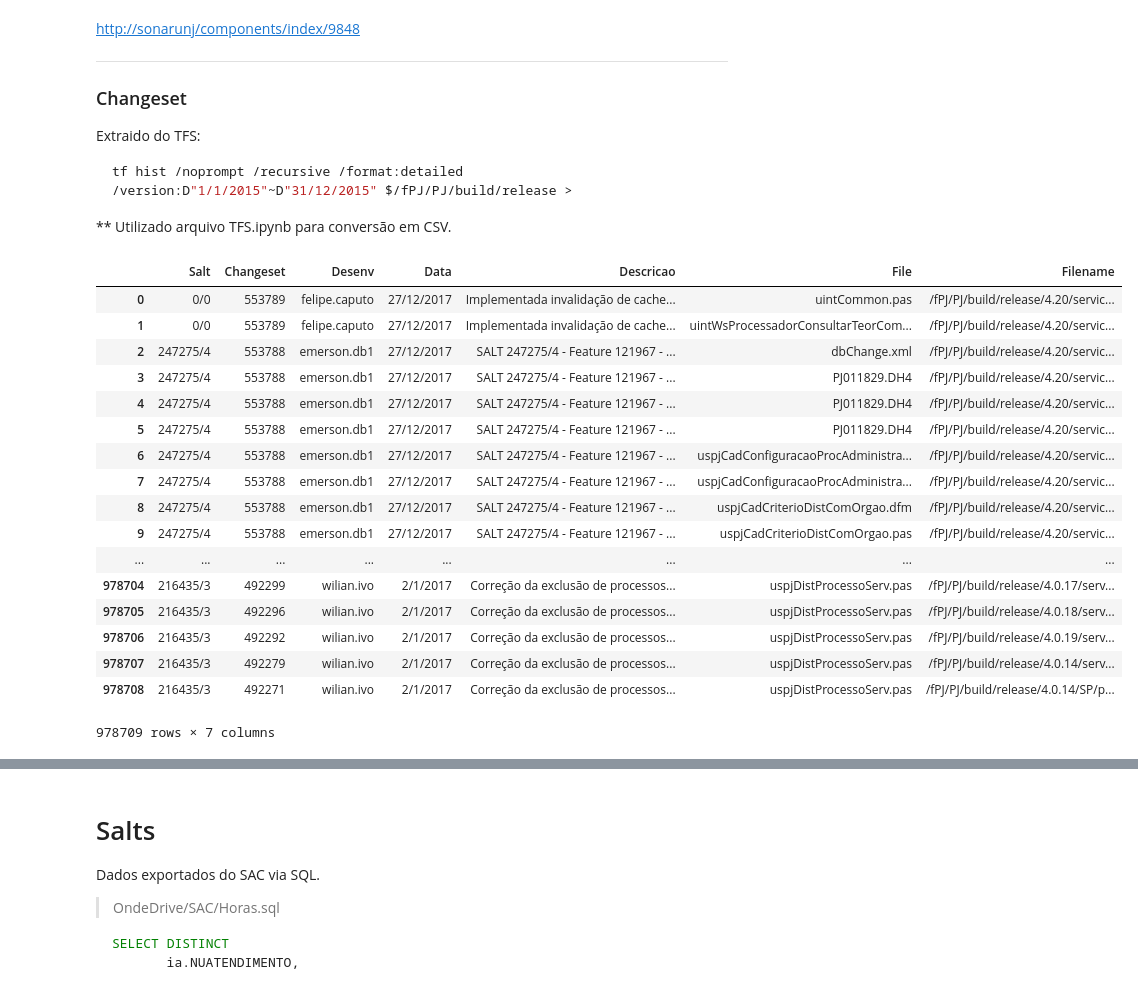
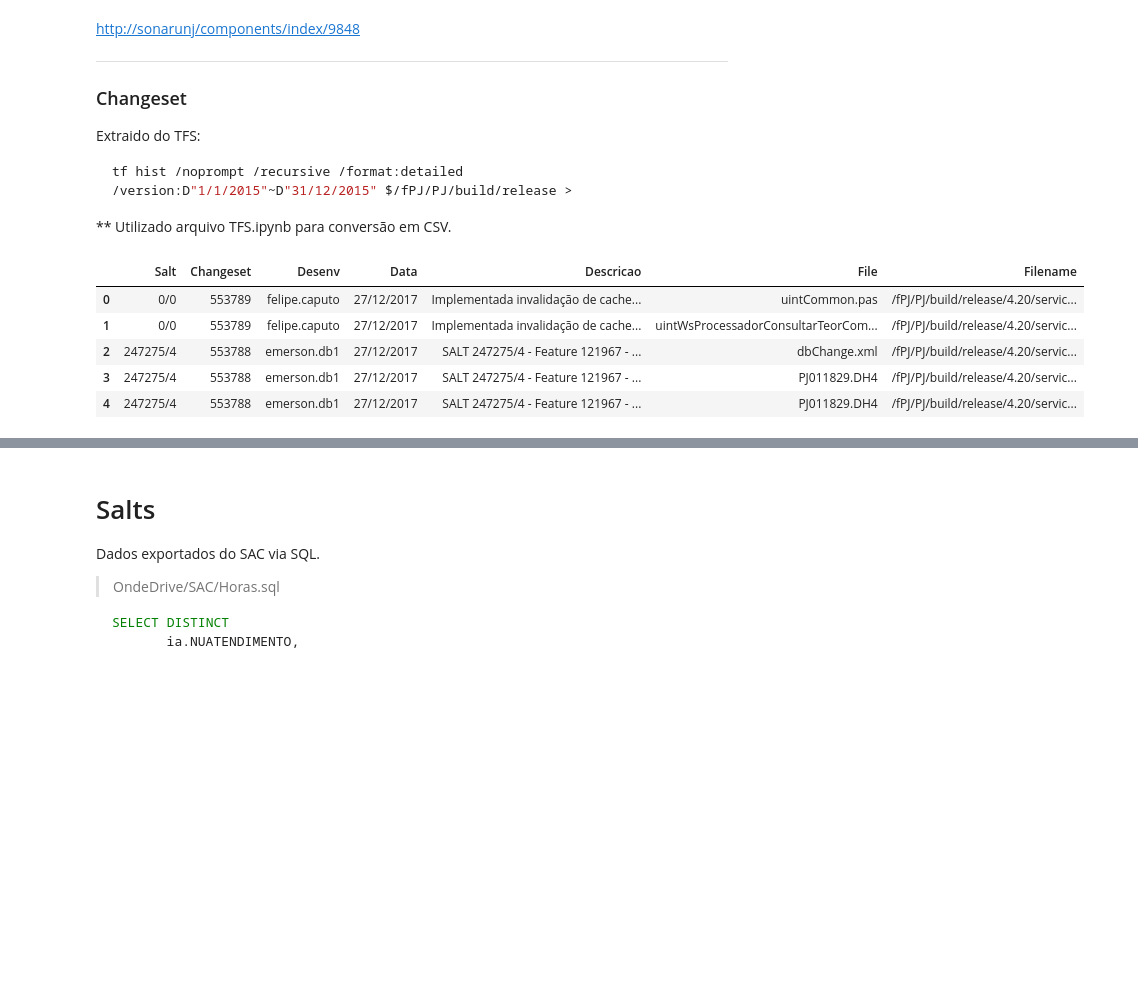
Before and after one commit to wilianselzlein/Metricas, a Jupyter notebook: Changesets.ipynb, the cells around one changed output, grey strips where cells are left out. Saved outputs shown, nothing was run; the diff lists cells and outputs as text; code cells hidden in the pictures; blank space fills up the shorter version.

```diff
--- a/Changesets.ipynb
+++ b/Changesets.ipynb
@@ -106,28 +106,16 @@ tf hist /noprompt /recursive /format:detailed /version:D"1/1/2015"~D"31/12/2015"
 # %%
 dfChangesets = pd.read_csv(arquivos[0], encoding='ISO-8859-1', delimiter=';', header=None,
                  names= ["Salt", "Changeset", "Desenv", "Data", "Descricao", "File", "Filename"])
-dfChangesets
+dfChangesets.head(5)
 #df.describe()
 #dfChangesets.describe()
 #dfChangesets.shape
 #dfChangesets.dtypes
 # %% [output]
 |  | Salt | Changeset | Desenv | Data | Descricao | File | Filename |
 | 0 | 0/0 | 553789 | felipe.caputo | 27/12/2017 | Implementada invalidação de cache... | uintCommon.pas | /fPJ/PJ/build/release/4.20/servic... |
 | 1 | 0/0 | 553789 | felipe.caputo | 27/12/2017 | Implementada invalidação de cache... | uintWsProcessadorConsultarTeorCom... | /fPJ/PJ/build/release/4.20/servic... |
 | 2 | 247275/4 | 553788 | emerson.db1 | 27/12/2017 | SALT 247275/4 - Feature 121967 - ... | dbChange.xml | /fPJ/PJ/build/release/4.20/servic... |
 | 3 | 247275/4 | 553788 | emerson.db1 | 27/12/2017 | SALT 247275/4 - Feature 121967 - ... | PJ011829.DH4 | /fPJ/PJ/build/release/4.20/servic... |
 | 4 | 247275/4 | 553788 | emerson.db1 | 27/12/2017 | SALT 247275/4 - Feature 121967 - ... | PJ011829.DH4 | /fPJ/PJ/build/release/4.20/servic... |
-| 5 | 247275/4 | 553788 | emerson.db1 | 27/12/2017 | SALT 247275/4 - Feature 121967 - ... | PJ011829.DH4 | /fPJ/PJ/build/release/4.20/servic... |
-| 6 | 247275/4 | 553788 | emerson.db1 | 27/12/2017 | SALT 247275/4 - Feature 121967 - ... | uspjCadConfiguracaoProcAdministra... | /fPJ/PJ/build/release/4.20/servic... |
-| 7 | 247275/4 | 553788 | emerson.db1 | 27/12/2017 | SALT 247275/4 - Feature 121967 - ... | uspjCadConfiguracaoProcAdministra... | /fPJ/PJ/build/release/4.20/servic... |
-| 8 | 247275/4 | 553788 | emerson.db1 | 27/12/2017 | SALT 247275/4 - Feature 121967 - ... | uspjCadCriterioDistComOrgao.dfm | /fPJ/PJ/build/release/4.20/servic... |
-| 9 | 247275/4 | 553788 | emerson.db1 | 27/12/2017 | SALT 247275/4 - Feature 121967 - ... | uspjCadCriterioDistComOrgao.pas | /fPJ/PJ/build/release/4.20/servic... |
-| ... | ... | ... | ... | ... | ... | ... | ... |
-| 978704 | 216435/3 | 492299 | wilian.ivo | 2/1/2017 | Correção da exclusão de processos... | uspjDistProcessoServ.pas | /fPJ/PJ/build/release/4.0.17/serv... |
-| 978705 | 216435/3 | 492296 | wilian.ivo | 2/1/2017 | Correção da exclusão de processos... | uspjDistProcessoServ.pas | /fPJ/PJ/build/release/4.0.18/serv... |
-| 978706 | 216435/3 | 492292 | wilian.ivo | 2/1/2017 | Correção da exclusão de processos... | uspjDistProcessoServ.pas | /fPJ/PJ/build/release/4.0.19/serv... |
-| 978707 | 216435/3 | 492279 | wilian.ivo | 2/1/2017 | Correção da exclusão de processos... | uspjDistProcessoServ.pas | /fPJ/PJ/build/release/4.0.14/serv... |
-| 978708 | 216435/3 | 492271 | wilian.ivo | 2/1/2017 | Correção da exclusão de processos... | uspjDistProcessoServ.pas | /fPJ/PJ/build/release/4.0.14/SP/p... |
-978709 rows × 7 columns
 # %%
```
Also changed, not shown: parts of 12 cells of this notebook.
